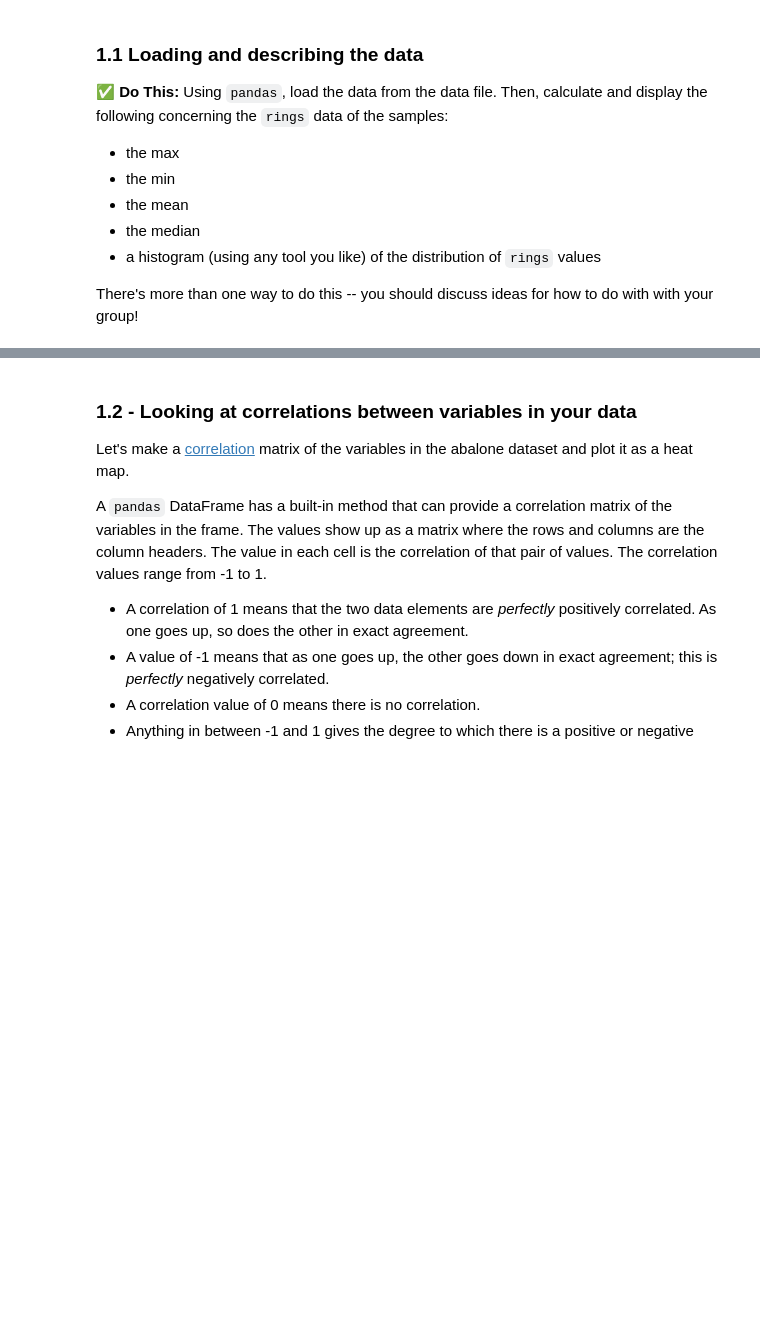
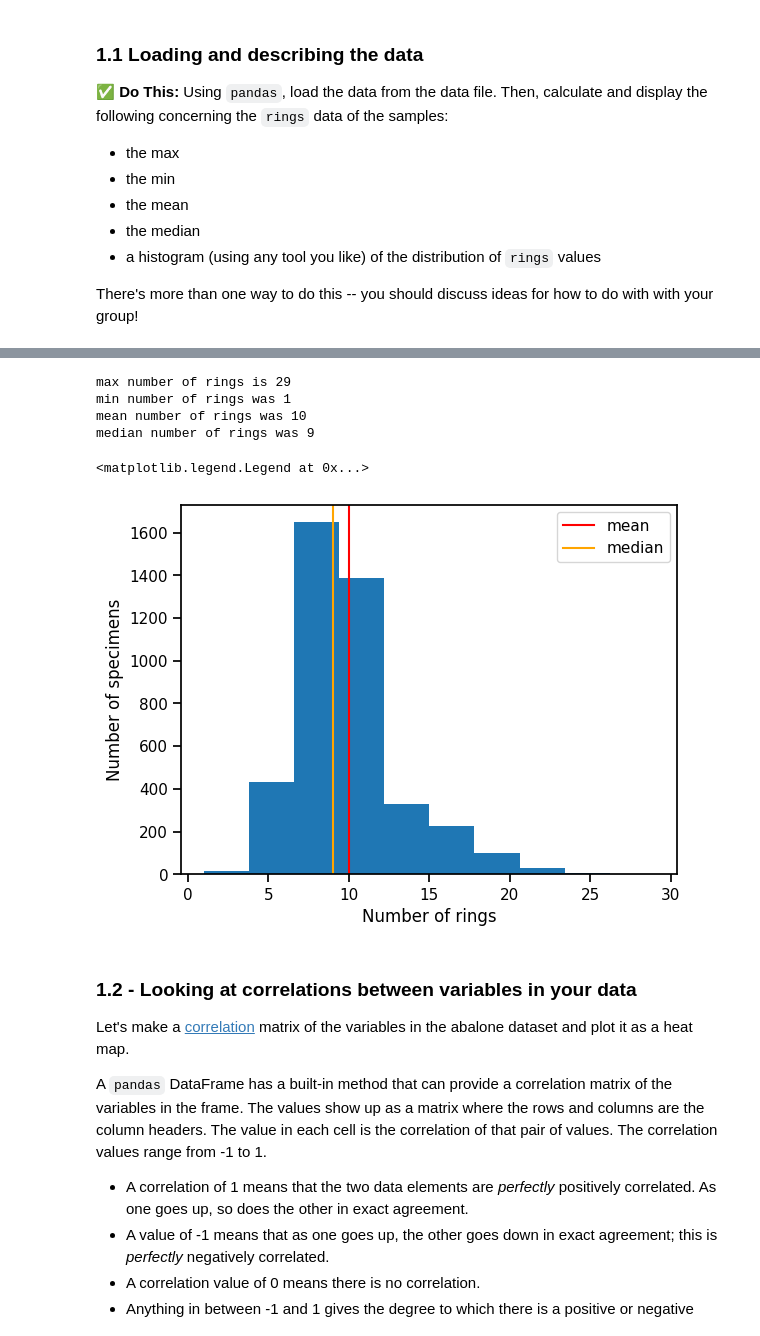
Before and after one commit to Jlozano351/CMSE202-s24-turnin, a Jupyter notebook: Day-13/Day-13_In-Class-Regression-Juan José Lozano González.ipynb, the cells around one changed output, grey strips where cells are left out. Cells and saved outputs as stored; diff of their text form; code cells hidden in the pictures; blank space fills up the shorter version.

```diff
--- a/Day-13/Day-13_In-Class-Regression-Juan José Lozano González.ipynb
+++ b/Day-13/Day-13_In-Class-Regression-Juan José Lozano González.ipynb
@@ -76,3 +76,7 @@ import seaborn as sns
 import numpy as np
 
 sns.set_context("notebook")
+# %%
+df = pd.read_csv("./Dataset.data", delimiter = " ")
+df.columns = ["sex", "length", "diameter", "height", "whole_weight", "shucked_weight", "viscera_weight", "shell_weight", "rings"]
+df.head()
@@ -79,3 +90,23 @@ sns.set_context("notebook")
+# %%
+print(f"max number of rings is {df['rings'].max()}")
+print(f"min number of rings was {df['rings'].min()}")
+print(f"mean number of rings was {round(df['rings'].mean())}")
+print(f"median number of rings was {round(df['rings'].median())}")
+# %% [output]
+max number of rings is 29
+min number of rings was 1
+mean number of rings was 10
+median number of rings was 9
+# %%
+plt.hist(df['rings'])
+plt.xlabel("Number of rings")
+plt.ylabel("Number of specimens")
+plt.axvline(round(df['rings'].mean()), color = "red", label = "mean")
+plt.axvline(round(df['rings'].median()), color = "orange", label = "median")
+plt.legend()
+# %% [output]
+<matplotlib.legend.Legend at 0x...>
+[figure, added]
 # %% [markdown]
 ### 1.2 - Looking at correlations between variables in your data
 
```
Also changed, not shown: parts of 42 cells of this notebook, 4 other files.
